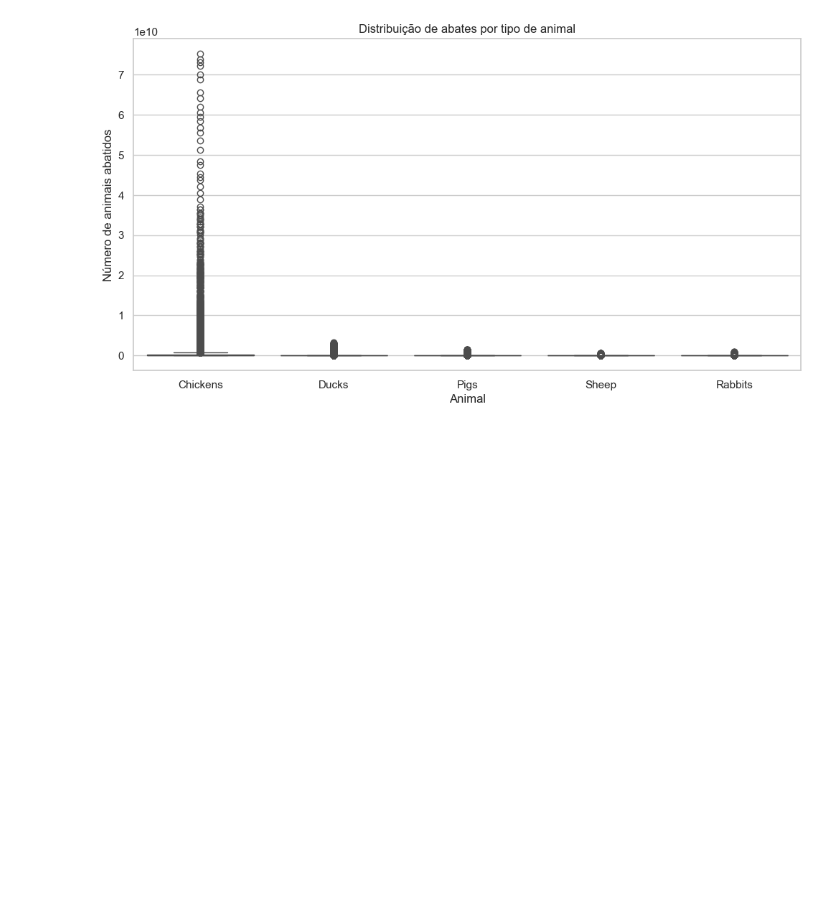
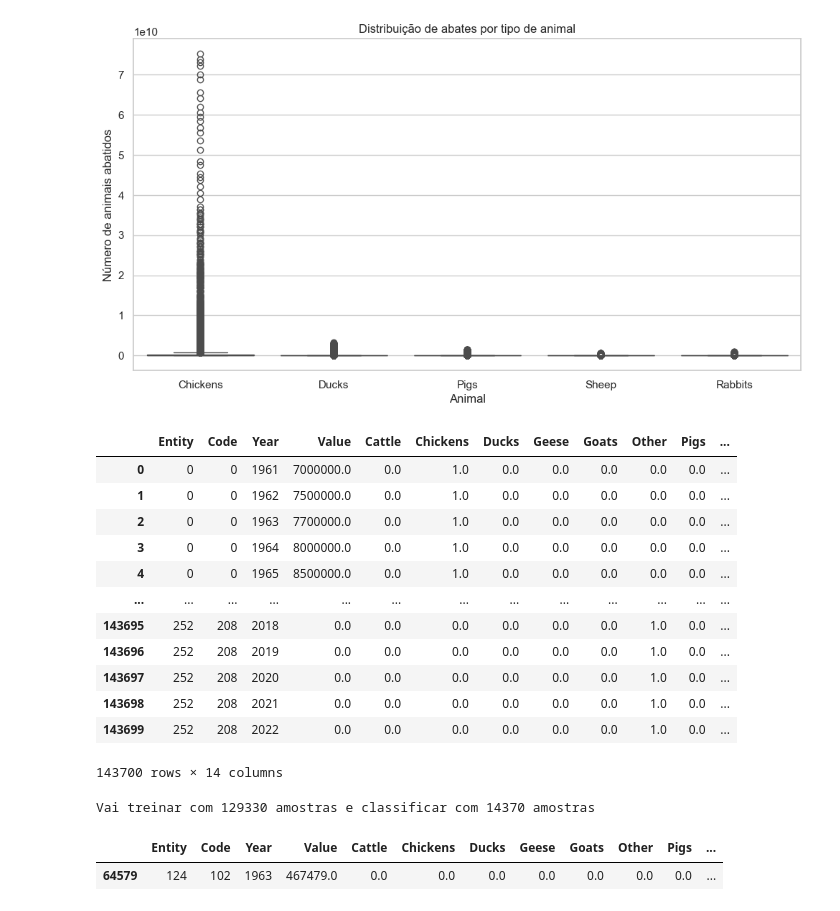
Before and after one commit to ZETA-Inter/analise-exploratoria, a Jupyter notebook: pipeline.ipynb, the cells around one changed output. Saved outputs shown, nothing was run; the diff lists cells and outputs as text; code cells hidden in the pictures; blank space fills up the shorter version.

Commit message:
Adicionando modelos de Regressao

```diff
--- a/pipeline.ipynb
+++ b/pipeline.ipynb
@@ -177,3 +178,69 @@ plt.ylabel("Número de animais abatidos")
 plt.show()
 # %% [output]
 [figure]
+# %%
+from sklearn.preprocessing import LabelEncoder
+from sklearn.preprocessing import OneHotEncoder
+
+label_encoder = LabelEncoder()
+df['Entity'] = label_encoder.fit_transform(df['Entity'])
+df['Code'] = label_encoder.fit_transform(df['Code'])
+
+encoder = OneHotEncoder(sparse_output=False)
+
+animal_encoded = encoder.fit_transform(df[['Animal']])
+
+animal_encoded_df = pd.DataFrame(animal_encoded, columns=encoder.categories_[0])
+
+df = pd.concat([df.drop('Animal', axis=1), animal_encoded_df], axis=1)
+
+
+df
+# %% [output]
+|  | Entity | Code | Year | Value | Cattle | Chickens | Ducks | Geese | Goats | Other | Pigs | ... |
+| 0 | 0 | 0 | 1961 | 7000000.0 | 0.0 | 1.0 | 0.0 | 0.0 | 0.0 | 0.0 | 0.0 | ... |
+| 1 | 0 | 0 | 1962 | 7500000.0 | 0.0 | 1.0 | 0.0 | 0.0 | 0.0 | 0.0 | 0.0 | ... |
+| 2 | 0 | 0 | 1963 | 7700000.0 | 0.0 | 1.0 | 0.0 | 0.0 | 0.0 | 0.0 | 0.0 | ... |
+| 3 | 0 | 0 | 1964 | 8000000.0 | 0.0 | 1.0 | 0.0 | 0.0 | 0.0 | 0.0 | 0.0 | ... |
+| 4 | 0 | 0 | 1965 | 8500000.0 | 0.0 | 1.0 | 0.0 | 0.0 | 0.0 | 0.0 | 0.0 | ... |
+| ... | ... | ... | ... | ... | ... | ... | ... | ... | ... | ... | ... | ... |
+| 143695 | 252 | 208 | 2018 | 0.0 | 0.0 | 0.0 | 0.0 | 0.0 | 0.0 | 1.0 | 0.0 | ... |
+| 143696 | 252 | 208 | 2019 | 0.0 | 0.0 | 0.0 | 0.0 | 0.0 | 0.0 | 1.0 | 0.0 | ... |
+| 143697 | 252 | 208 | 2020 | 0.0 | 0.0 | 0.0 | 0.0 | 0.0 | 0.0 | 1.0 | 0.0 | ... |
+| 143698 | 252 | 208 | 2021 | 0.0 | 0.0 | 0.0 | 0.0 | 0.0 | 0.0 | 1.0 | 0.0 | ... |
+| 143699 | 252 | 208 | 2022 | 0.0 | 0.0 | 0.0 | 0.0 | 0.0 | 0.0 | 1.0 | 0.0 | ... |
+143700 rows × 14 columns
+# %%
+from sklearn.model_selection import train_test_split
+from sklearn.linear_model import LinearRegression, Ridge, Lasso, ElasticNet
+from sklearn.tree import DecisionTreeRegressor
+from sklearn.ensemble import RandomForestRegressor, GradientBoostingRegressor
+from sklearn.svm import SVR
+from sklearn.neighbors import KNeighborsRegressor
+from sklearn.ensemble import AdaBoostRegressor, ExtraTreesRegressor
+from sklearn.neural_network import MLPRegressor
+from sklearn.preprocessing import MinMaxScaler
+
+df = df.fillna(0)
+
+y = np.array(df['Value'])
+x = np.array(df.drop(['Value'], axis=1))
+
+SEED = 42
+x_train, x_test, y_train, y_test = train_test_split(x, y, test_size=0.1, random_state = SEED)
+print(f"Vai treinar com {len(x_train)} amostras e classificar com {len(y_test)} amostras")
+
+scaler = MinMaxScaler()
+
+y_train_scaled = scaler.fit_transform(y_train.reshape(-1, 1))
+y_test_scaled = scaler.transform(y_test.reshape(-1, 1))
+# %% [output]
+Vai treinar com 129330 amostras e classificar com 14370 amostras
+# %%
+# Regressao Linear
+model = LinearRegression()
+model.fit(x_train, y_train_scaled)
+predict = model.predict(x_test)
+# %% [output]
+|  | Entity | Code | Year | Value | Cattle | Chickens | Ducks | Geese | Goats | Other | Pigs | ... |
+| 64579 | 124 | 102 | 1963 | 467479.0 | 0.0 | 0.0 | 0.0 | 0.0 | 0.0 | 0.0 | 0.0 | ... |
```
Also changed, not shown: parts of 1 cell of this notebook.
